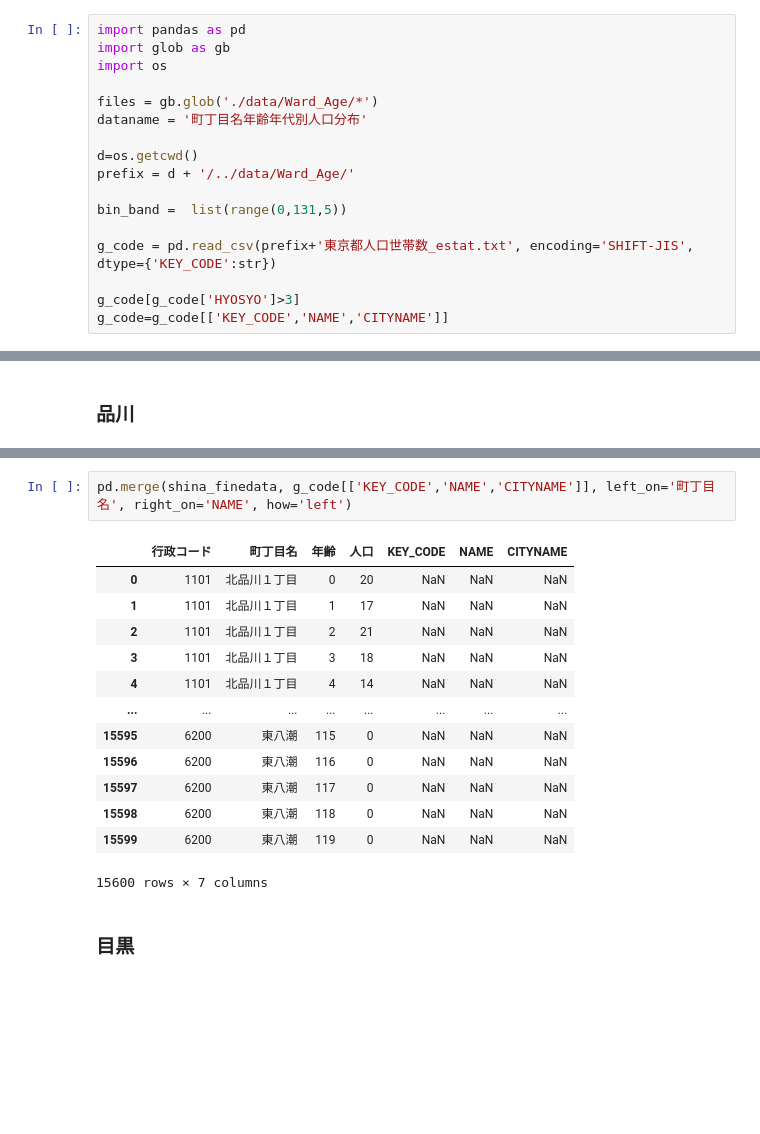
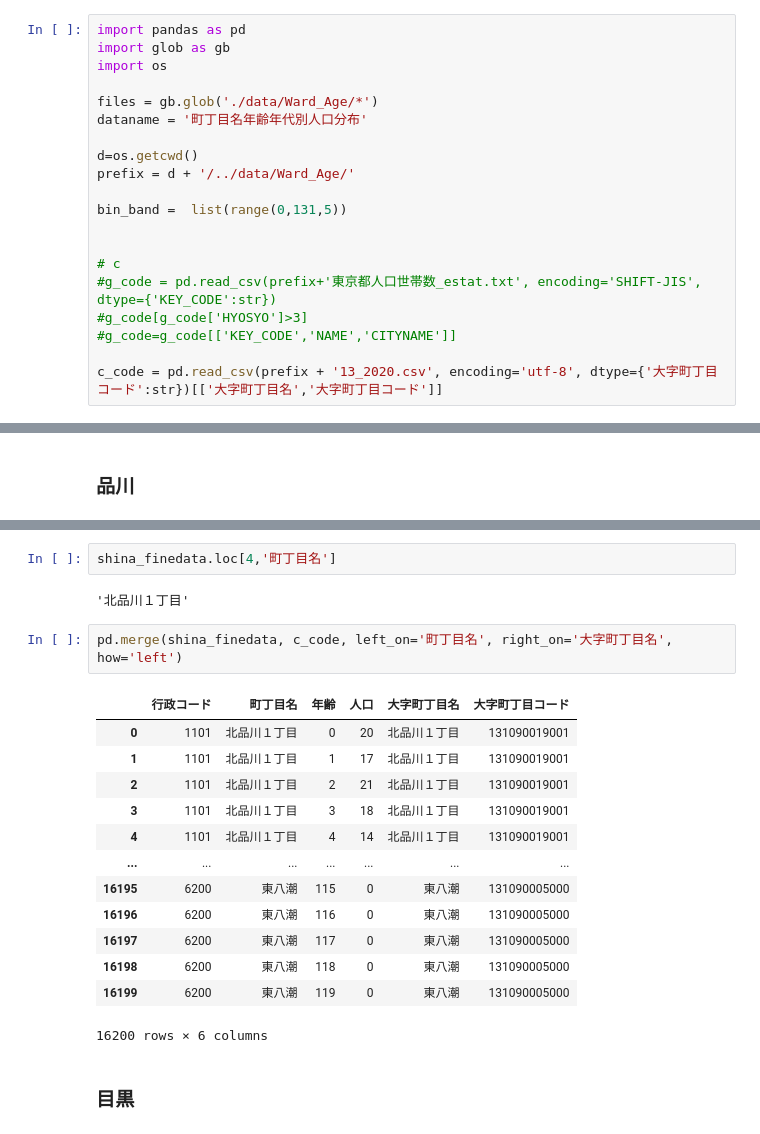
Before and after one commit to MasaoMori/Tokyo_Ward_Assembly_Election, a Jupyter notebook: jupyter/Population_age.ipynb, the cells around one changed output, grey strips where cells are left out. Cells and saved outputs as stored; diff of their text form; blank space fills up the shorter version.

```diff
--- a/jupyter/Population_age.ipynb
+++ b/jupyter/Population_age.ipynb
@@ -11,7 +11,10 @@ prefix = d + '/../data/Ward_Age/'
 
 bin_band =  list(range(0,131,5))
 
-g_code = pd.read_csv(prefix+'東京都人口世帯数_estat.txt', encoding='SHIFT-JIS', dtype={'KEY_CODE':str})
 
-g_code[g_code['HYOSYO']>3]
-g_code=g_code[['KEY_CODE','NAME','CITYNAME']]
+# c
+#g_code = pd.read_csv(prefix+'東京都人口世帯数_estat.txt', encoding='SHIFT-JIS', dtype={'KEY_CODE':str})
+#g_code[g_code['HYOSYO']>3]
+#g_code=g_code[['KEY_CODE','NAME','CITYNAME']]
+
+c_code = pd.read_csv(prefix + '13_2020.csv', encoding='utf-8', dtype={'大字町丁目コード':str})[['大字町丁目名','大字町丁目コード']]
@@ -96,19 +125,23 @@ shina_finedata.loc[2,'町丁目名']
+# %%
+shina_finedata.loc[4,'町丁目名']
+# %% [output]
+'北品川１丁目'
 # %%
-pd.merge(shina_finedata, g_code[['KEY_CODE','NAME','CITYNAME']], left_on='町丁目名', right_on='NAME', how='left')
+pd.merge(shina_finedata, c_code, left_on='町丁目名', right_on='大字町丁目名', how='left')
 # %% [output]
-|  | 行政コード | 町丁目名 | 年齢 | 人口 | KEY_CODE | NAME | CITYNAME |
-| 0 | 1101 | 北品川１丁目 | 0 | 20 | NaN | NaN | NaN |
-| 1 | 1101 | 北品川１丁目 | 1 | 17 | NaN | NaN | NaN |
-| 2 | 1101 | 北品川１丁目 | 2 | 21 | NaN | NaN | NaN |
-| 3 | 1101 | 北品川１丁目 | 3 | 18 | NaN | NaN | NaN |
-| 4 | 1101 | 北品川１丁目 | 4 | 14 | NaN | NaN | NaN |
-| ... | ... | ... | ... | ... | ... | ... | ... |
-| 15595 | 6200 | 東八潮 | 115 | 0 | NaN | NaN | NaN |
-| 15596 | 6200 | 東八潮 | 116 | 0 | NaN | NaN | NaN |
-| 15597 | 6200 | 東八潮 | 117 | 0 | NaN | NaN | NaN |
-| 15598 | 6200 | 東八潮 | 118 | 0 | NaN | NaN | NaN |
-| 15599 | 6200 | 東八潮 | 119 | 0 | NaN | NaN | NaN |
+|  | 行政コード | 町丁目名 | 年齢 | 人口 | 大字町丁目名 | 大字町丁目コード |
+| 0 | 1101 | 北品川１丁目 | 0 | 20 | 北品川１丁目 | 131090019001 |
+| 1 | 1101 | 北品川１丁目 | 1 | 17 | 北品川１丁目 | 131090019001 |
+| 2 | 1101 | 北品川１丁目 | 2 | 21 | 北品川１丁目 | 131090019001 |
+| 3 | 1101 | 北品川１丁目 | 3 | 18 | 北品川１丁目 | 131090019001 |
+| 4 | 1101 | 北品川１丁目 | 4 | 14 | 北品川１丁目 | 131090019001 |
+| ... | ... | ... | ... | ... | ... | ... |
+| 16195 | 6200 | 東八潮 | 115 | 0 | 東八潮 | 131090005000 |
+| 16196 | 6200 | 東八潮 | 116 | 0 | 東八潮 | 131090005000 |
+| 16197 | 6200 | 東八潮 | 117 | 0 | 東八潮 | 131090005000 |
+| 16198 | 6200 | 東八潮 | 118 | 0 | 東八潮 | 131090005000 |
+| 16199 | 6200 | 東八潮 | 119 | 0 | 東八潮 | 131090005000 |
-15600 rows × 7 columns
+16200 rows × 6 columns
 # %% [markdown]
 ### 目黒
 # %%
```
Also changed, not shown: parts of 24 cells of this notebook, 13 other files.
